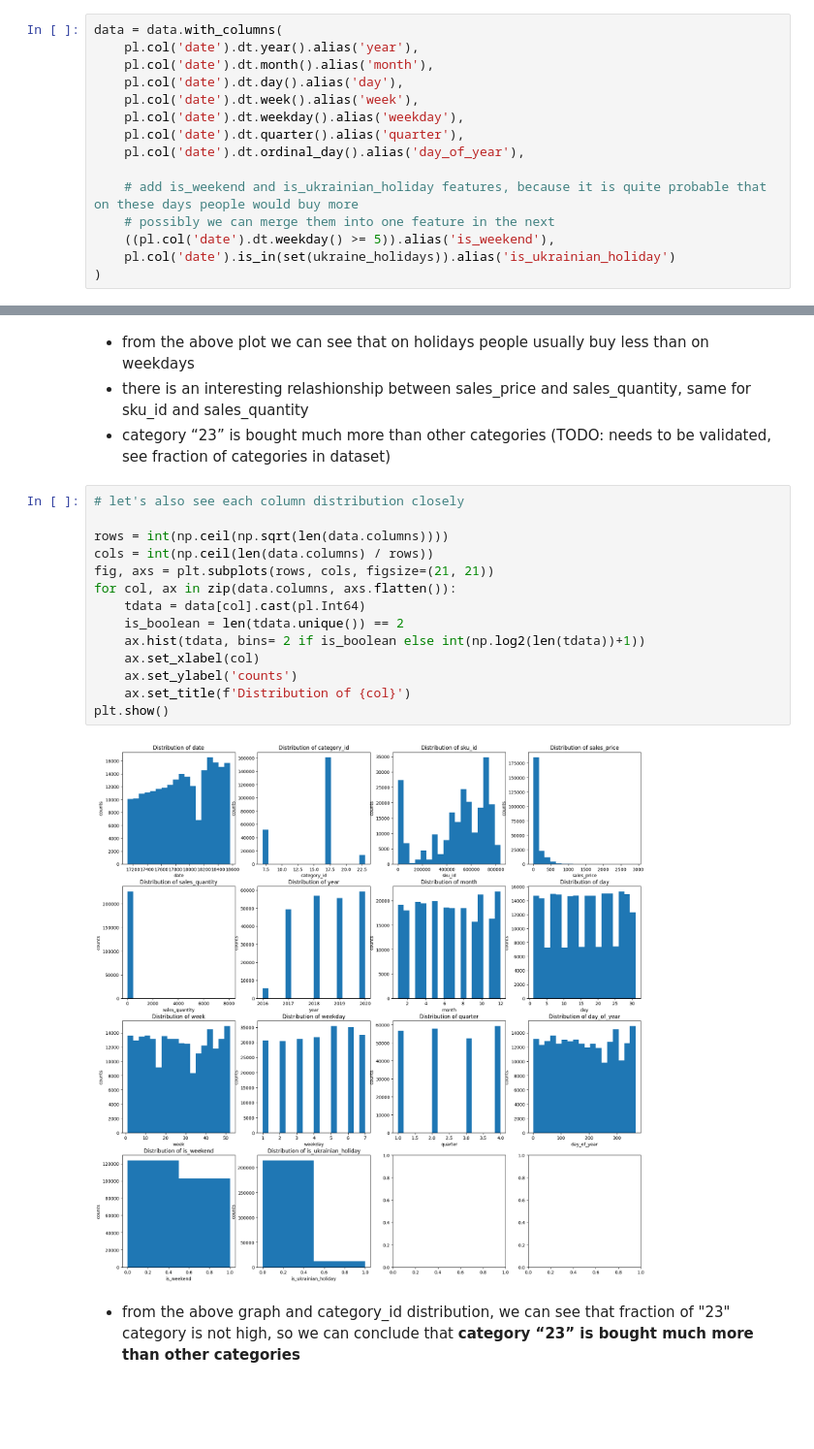
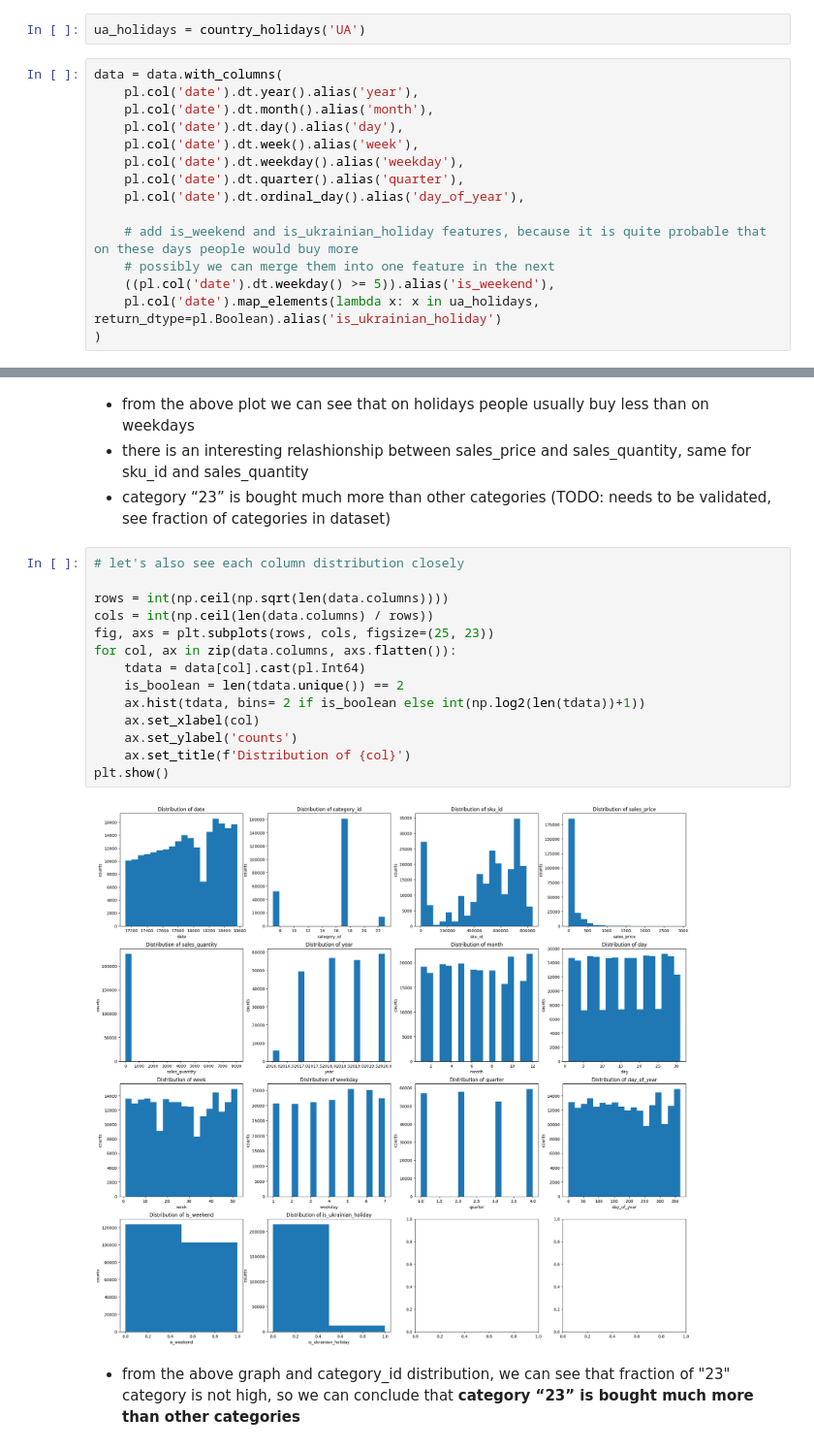
Before and after one commit to lezhocheck/sales-prediction, a Jupyter notebook: notebooks/eda.ipynb, the cells around one changed output, grey strips where cells are left out. Shown at 97% size. Cells and saved outputs as stored; diff of their text form; blank space fills up the shorter version.

```diff
--- a/notebooks/eda.ipynb
+++ b/notebooks/eda.ipynb
@@ -81,3 +84,5 @@ ukraine_holidays = holidays.Ukraine()
+# %%
+ua_holidays = country_holidays('UA')
 # %%
 data = data.with_columns(
     pl.col('date').dt.year().alias('year'),
@@ -91,7 +96,7 @@ data = data.with_columns(
     # add is_weekend and is_ukrainian_holiday features, because it is quite probable that on these days people would buy more
     # possibly we can merge them into one feature in the next
     ((pl.col('date').dt.weekday() >= 5)).alias('is_weekend'),
-    pl.col('date').is_in(set(ukraine_holidays)).alias('is_ukrainian_holiday')
+    pl.col('date').map_elements(lambda x: x in ua_holidays, return_dtype=pl.Boolean).alias('is_ukrainian_holiday')
 )
 # %%
 # let's plot all features VS target variable (sales_quantity)
@@ -115,19 +120,19 @@ plt.show()
 # %%
 # let's also see each column distribution closely
 
 rows = int(np.ceil(np.sqrt(len(data.columns))))
 cols = int(np.ceil(len(data.columns) / rows))
-fig, axs = plt.subplots(rows, cols, figsize=(21, 21))
+fig, axs = plt.subplots(rows, cols, figsize=(25, 23))
 for col, ax in zip(data.columns, axs.flatten()):
     tdata = data[col].cast(pl.Int64)
     is_boolean = len(tdata.unique()) == 2
     ax.hist(tdata, bins= 2 if is_boolean else int(np.log2(len(tdata))+1))
     ax.set_xlabel(col)
     ax.set_ylabel('counts')
     ax.set_title(f'Distribution of {col}')
 plt.show()
 # %% [output]
-[figure, old version]
+[figure, new version]
 # %% [markdown]
 - from the above graph and category_id distribution, we can see that fraction of "23" category is not high, so we can conclude that **category “23” is bought much more than other categories**
 # %%
```
Also changed, not shown: parts of 95 cells of this notebook, 1 other file.
